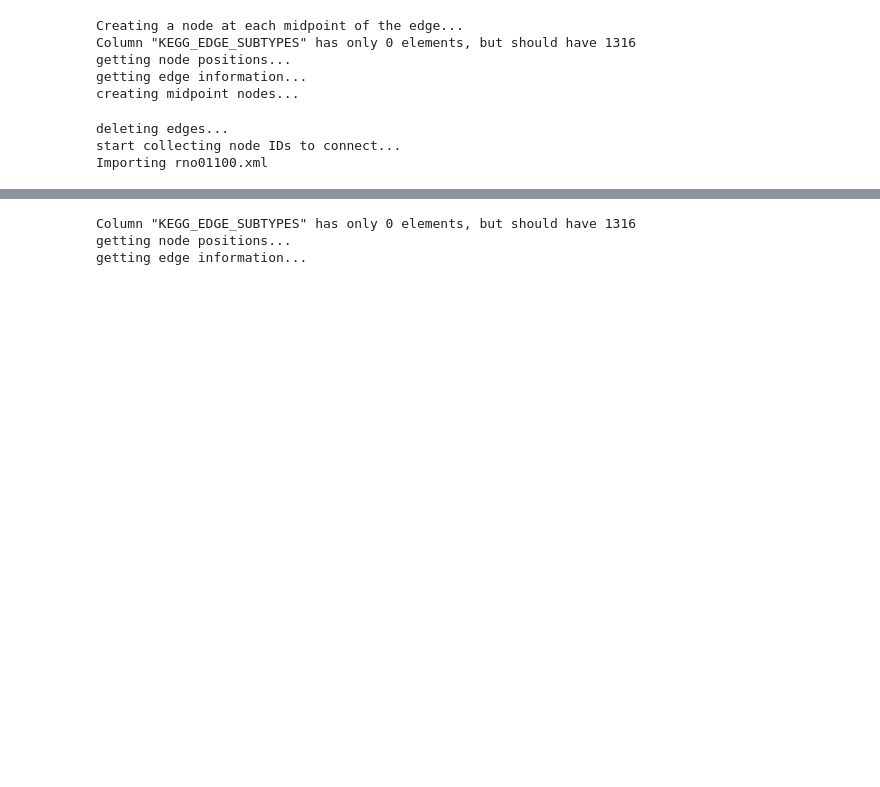
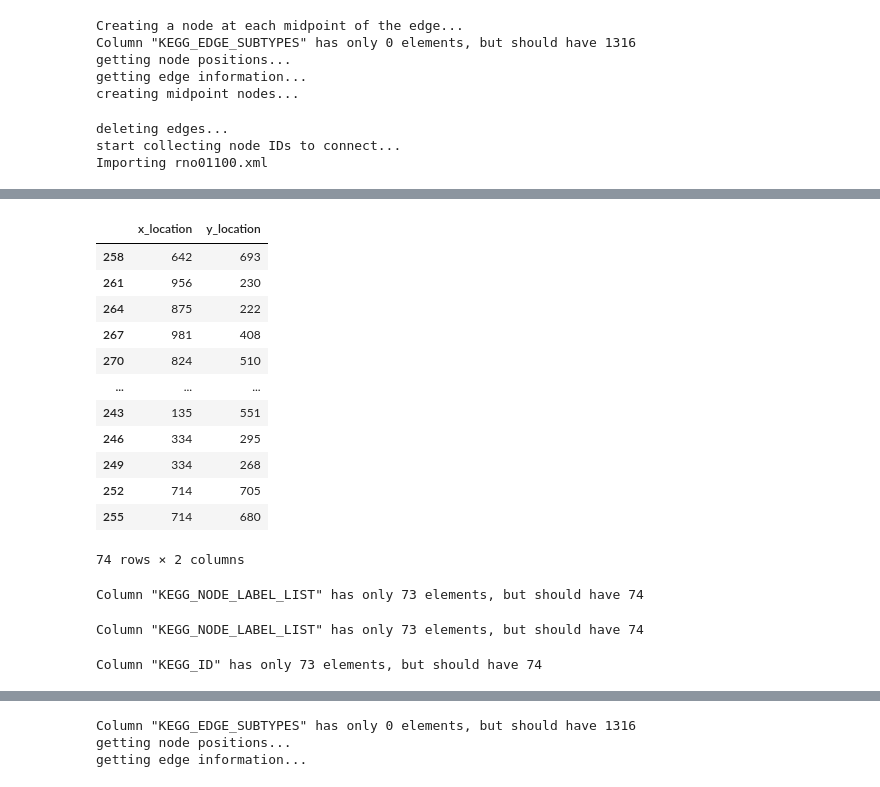
Before and after one commit to ecell/transomics2cytoscape-py, a Jupyter notebook: t2c.ipynb, the cells around one changed output, grey strips where cells are left out. Saved outputs shown, nothing was run; the diff lists cells and outputs as text; code cells hidden in the pictures; blank space fills up the shorter version.

```diff
--- a/t2c.ipynb
+++ b/t2c.ipynb
@@ -178,0 +209,20 @@ def getMidLoc(elem, xyloc):
+# %%
+aaa
+# %% [output]
+|  | x_location | y_location |
+| 258 | 642 | 693 |
+| 261 | 956 | 230 |
+| 264 | 875 | 222 |
+| 267 | 981 | 408 |
+| 270 | 824 | 510 |
+| ... | ... | ... |
+| 243 | 135 | 551 |
+| 246 | 334 | 295 |
+| 249 | 334 | 268 |
+| 252 | 714 | 705 |
+| 255 | 714 | 680 |
+74 rows × 2 columns
+# %%
+moge = p4c.get_table_columns(table="node", network=124, columns=hoge)
+# %% [output]
+Column "KEGG_NODE_LABEL_LIST" has only 73 elements, but should have 74
@@ -178,0 +231,4 @@ def getMidLoc(elem, xyloc):
+# %%
+moge = p4c.get_table_columns(table="node", network=124)
+# %% [output]
+Column "KEGG_NODE_LABEL_LIST" has only 73 elements, but should have 74
@@ -178,0 +248,4 @@ def getMidLoc(elem, xyloc):
+# %%
+moge = p4c.get_table_columns(table="node", network=124, columns=aaa)
+# %% [output]
+Column "KEGG_ID" has only 73 elements, but should have 74
```
Also changed, not shown: parts of 20 cells of this notebook.
